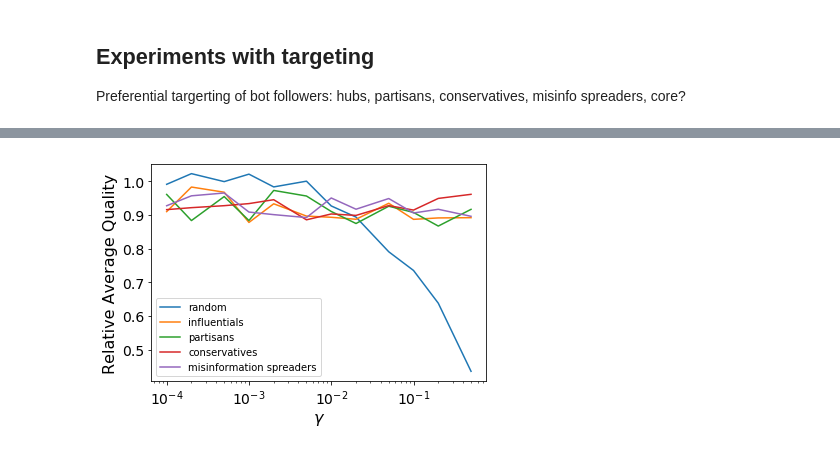
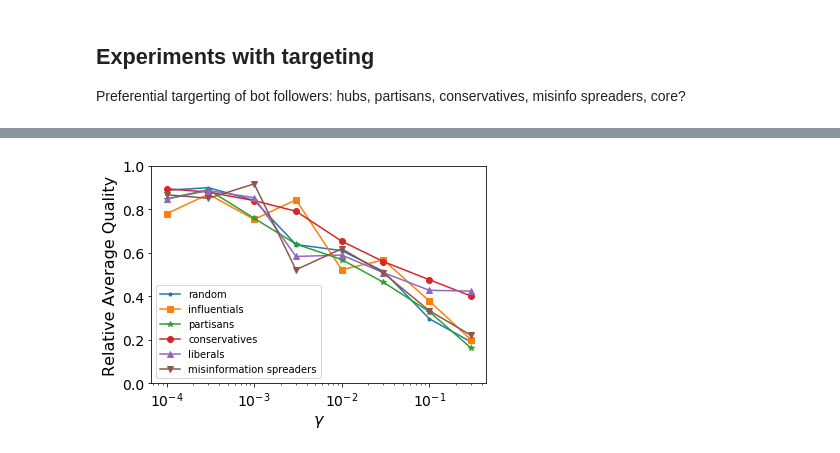
Before and after one commit to xiaodanlou/Manipulating-Online-Marketplace-of-Ideas, a Jupyter notebook: empirical_follower_network.ipynb, the cells around one changed output, grey strips where cells are left out. Cells and saved outputs as stored; diff of their text form; code cells hidden in the pictures.

```diff
--- a/empirical_follower_network.ipynb
+++ b/empirical_follower_network.ipynb
@@ -366,7 +362,7 @@ targeting misinfo spreaders: gamma = 0.5, average quality = 0.4302625709664479
 # %%
 # PLOT AVG_Q vs GAMMA (infiltration) for different TARGETING
-plot_avg_quality(['gamma.csv', 'gamma_hubs.csv', 'gamma_partisans.csv', 'gamma_conservatives.csv', 'gamma_misinfo.csv'],
-                 ['random', 'influentials', 'partisans', 'conservatives', 'misinformation spreaders'],
+bot_model.plot_avg_quality(['gamma_random.csv', 'gamma_hubs.csv', 'gamma_partisans.csv', 'gamma_conservatives.csv', 'gamma_liberals.csv', 'gamma_misinfo.csv'],
+                 ['random', 'influentials', 'partisans', 'conservatives', 'liberals', 'misinformation spreaders'],
                  r'$\gamma$', path='../EmpiricalNet_followers/', log_flag=True)
 # %% [output]
-[figure, old version]
+[figure, new version]
```
Also changed, not shown: parts of 3 cells of this notebook, 2 other files.
